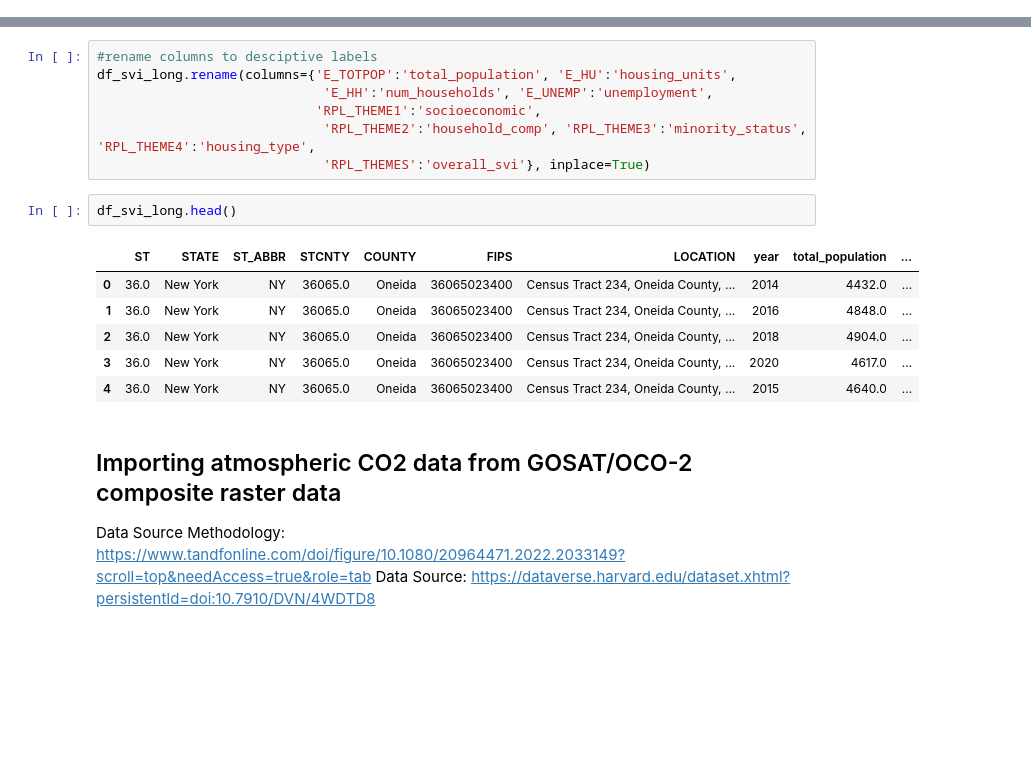
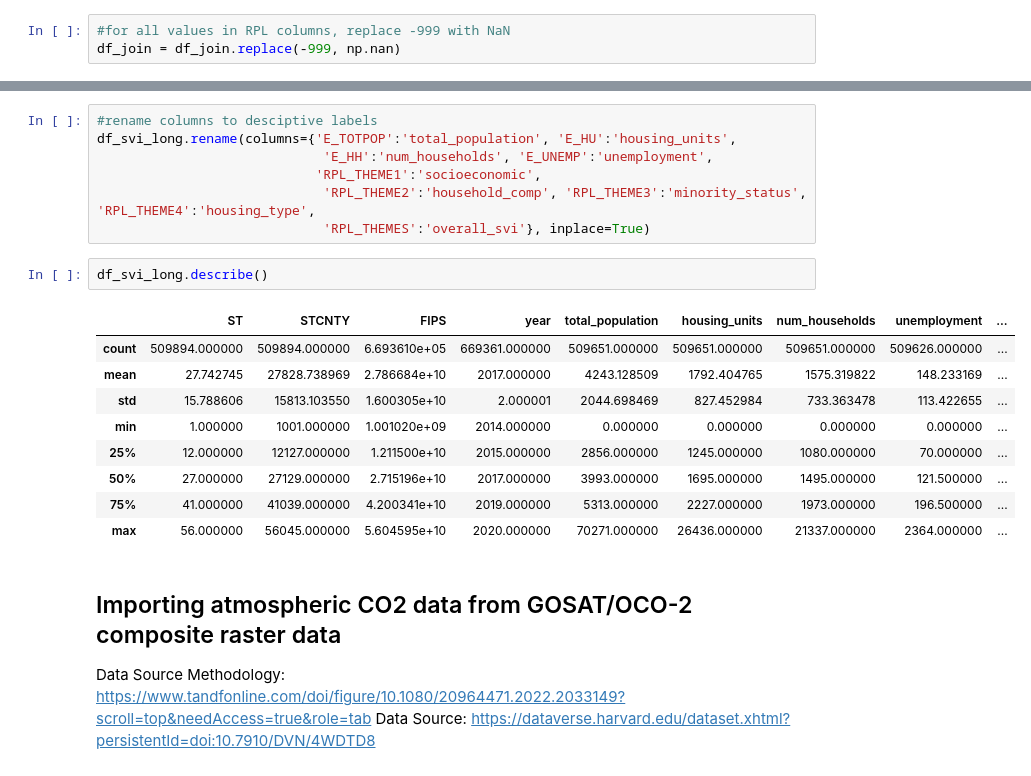
Before and after one commit to DanDryer/Team-Project---Practicum-6748, a Jupyter notebook: CDC-SVI_GOSAT-OCO2_geotag_and_join.ipynb, the cells around one changed output, grey strips where cells are left out. Saved outputs shown, nothing was run; the diff lists cells and outputs as text; blank space fills up the shorter version.

```diff
--- a/CDC-SVI_GOSAT-OCO2_geotag_and_join.ipynb
+++ b/CDC-SVI_GOSAT-OCO2_geotag_and_join.ipynb
@@ -61,3 +75,6 @@ df_join = pd.merge(df_join, cdc_svi_2020_renamed, on='FIPS', how='outer')
+# %%
+#for all values in RPL columns, replace -999 with NaN
+df_join = df_join.replace(-999, np.nan)
 # %% [markdown]
 ### Imputing values for 2015, 2017, and 2019
 Imputation is conducted by taking the average of the preceding and succeeding year's values for each variable. For example, the value for 2015 is the average of the 2014 and 2016 values. This is done for each variable in the dataset.
@@ -102,14 +119,17 @@ df_svi_long.rename(columns={'E_TOTPOP':'total_population', 'E_HU':'housing_units
                              'RPL_THEME2':'household_comp', 'RPL_THEME3':'minority_status', 'RPL_THEME4':'housing_type',
                              'RPL_THEMES':'overall_svi'}, inplace=True)
 # %%
-df_svi_long.head()
+df_svi_long.describe()
 # %% [output]
-|  | ST | STATE | ST_ABBR | STCNTY | COUNTY | FIPS | LOCATION | year | total_population | ... |
-| 0 | 36.0 | New York | NY | 36065.0 | Oneida | 36065023400 | Census Tract 234, Oneida County, ... | 2014 | 4432.0 | ... |
-| 1 | 36.0 | New York | NY | 36065.0 | Oneida | 36065023400 | Census Tract 234, Oneida County, ... | 2016 | 4848.0 | ... |
-| 2 | 36.0 | New York | NY | 36065.0 | Oneida | 36065023400 | Census Tract 234, Oneida County, ... | 2018 | 4904.0 | ... |
-| 3 | 36.0 | New York | NY | 36065.0 | Oneida | 36065023400 | Census Tract 234, Oneida County, ... | 2020 | 4617.0 | ... |
-| 4 | 36.0 | New York | NY | 36065.0 | Oneida | 36065023400 | Census Tract 234, Oneida County, ... | 2015 | 4640.0 | ... |
+|  | ST | STCNTY | FIPS | year | total_population | housing_units | num_households | unemployment | ... |
+| count | 509894.000000 | 509894.000000 | 6.693610e+05 | 669361.000000 | 509651.000000 | 509651.000000 | 509651.000000 | 509626.000000 | ... |
+| mean | 27.742745 | 27828.738969 | 2.786684e+10 | 2017.000000 | 4243.128509 | 1792.404765 | 1575.319822 | 148.233169 | ... |
+| std | 15.788606 | 15813.103550 | 1.600305e+10 | 2.000001 | 2044.698469 | 827.452984 | 733.363478 | 113.422655 | ... |
+| min | 1.000000 | 1001.000000 | 1.001020e+09 | 2014.000000 | 0.000000 | 0.000000 | 0.000000 | 0.000000 | ... |
+| 25% | 12.000000 | 12127.000000 | 1.211500e+10 | 2015.000000 | 2856.000000 | 1245.000000 | 1080.000000 | 70.000000 | ... |
+| 50% | 27.000000 | 27129.000000 | 2.715196e+10 | 2017.000000 | 3993.000000 | 1695.000000 | 1495.000000 | 121.500000 | ... |
+| 75% | 41.000000 | 41039.000000 | 4.200341e+10 | 2019.000000 | 5313.000000 | 2227.000000 | 1973.000000 | 196.500000 | ... |
+| max | 56.000000 | 56045.000000 | 5.604595e+10 | 2020.000000 | 70271.000000 | 26436.000000 | 21337.000000 | 2364.000000 | ... |
 # %% [markdown]
 ## Importing atmospheric CO2 data from GOSAT/OCO-2 composite raster data
 Data Source Methodology: https://www.tandfonline.com/doi/figure/10.1080/20964471.2022.2033149?scroll=top&needAccess=true&role=tab
```
Also changed, not shown: parts of 6 cells of this notebook.
